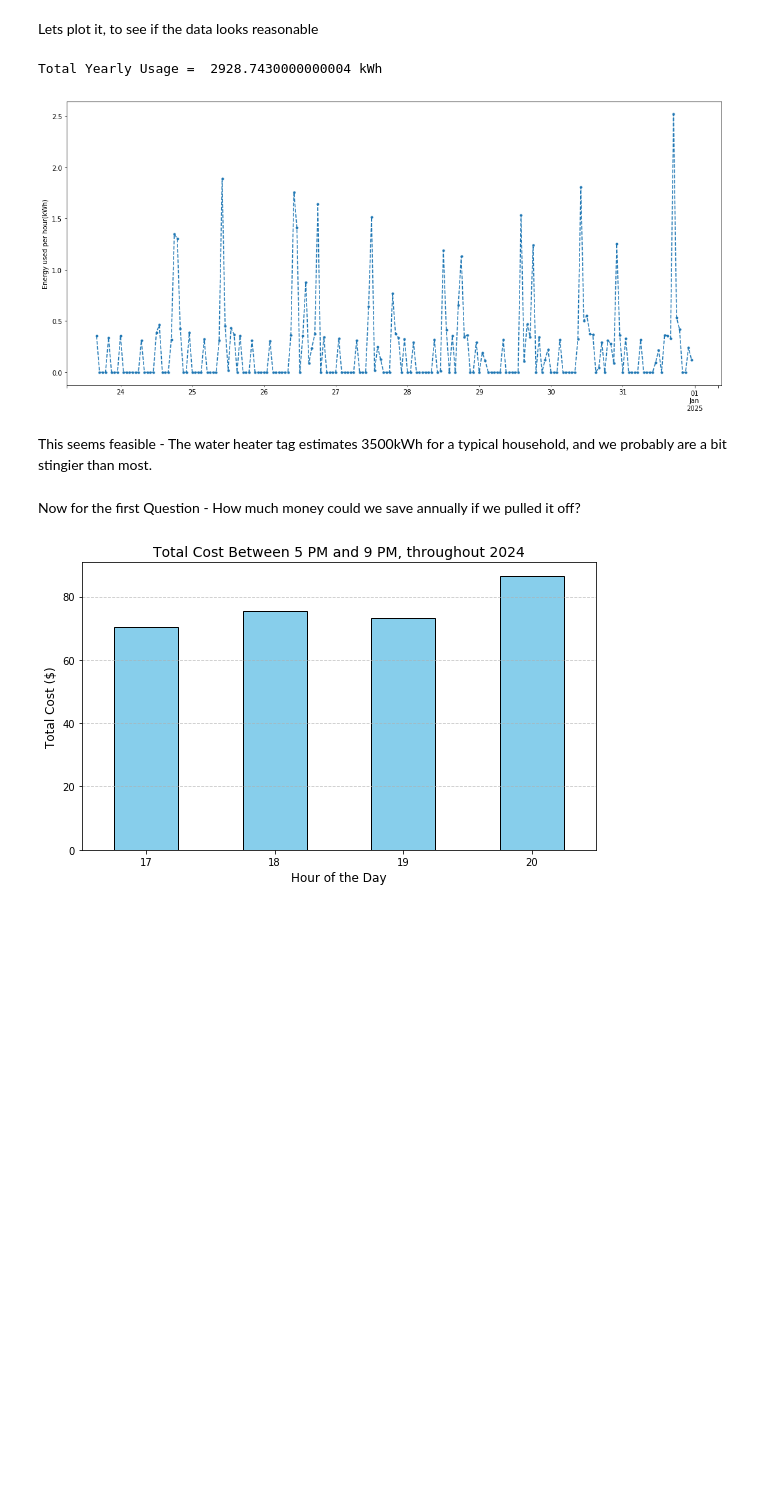
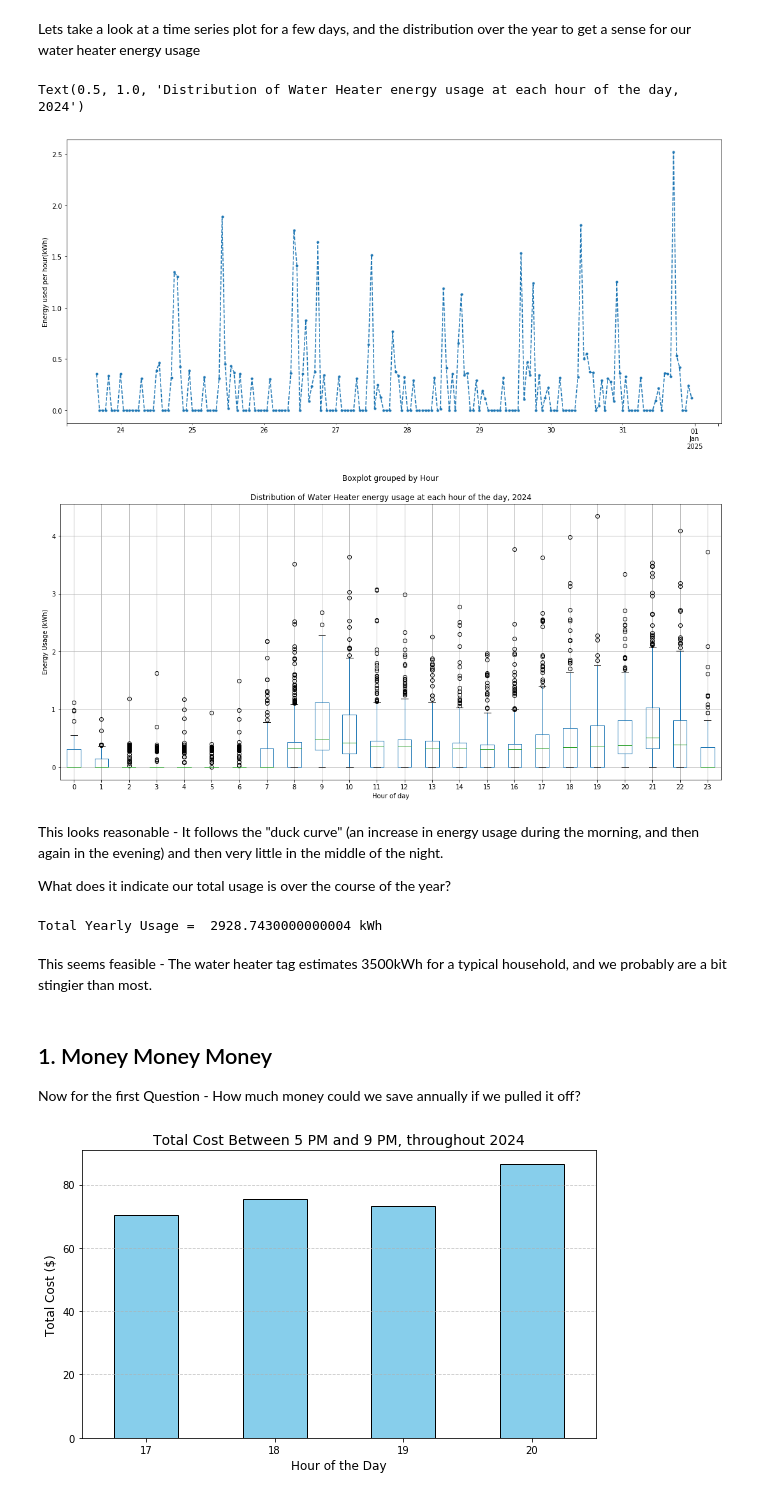
Before and after one commit to andrewdglick/Water-Heater-Musings, a Jupyter notebook: WH_TOU.ipynb, the cells around one changed output. Cells and saved outputs as stored; diff of their text form; code cells hidden in the pictures; blank space fills up the shorter version.

Commit message:
a Committer: AGlick <aglick@MacBook-Pro.local> added the boxplot and conclusion section#

```diff
--- a/WH_TOU.ipynb
+++ b/WH_TOU.ipynb
@@ -69,20 +62,34 @@ cleaned_data['Rate_Dollars_Per_kWh'] = cleaned_data['Hour'].apply(assign_rate)
 
 # Calculate the cost by multiplying 'kWh' by 'Rate'
 cleaned_data['Cost_Dollars'] = cleaned_data['kWh'] * cleaned_data['Rate_Dollars_Per_kWh']
-# %% [markdown]
-Lets plot it, to see if the data looks reasonable
+# %% [markdown]
+Lets take a look at a time series plot for a few days, and the distribution over the year to get a sense for our water heater energy usage
 # %%
 #Plot it
 ax2 = cleaned_data['kWh'].tail(200).plot(figsize = (18,8),marker = '.',linestyle = '--')
 ax2.set_ylabel('Energy used per hour(kWh)')
-print('Total Yearly Usage = ',cleaned_data['kWh'].sum(), 'kWh')
-plt.show()
+
+#Plot the spread of the data throughout the day
+ax3 = cleaned_data.boxplot(column = "kWh",by = "Hour" ,figsize = (18,8))
+ax3.set_ylabel('Energy Usage (kWh)')
+ax3.set_xlabel('Hour of day')
+ax3.set_title('Distribution of Water Heater energy usage at each hour of the day, 2024')
 # %% [output]
-Total Yearly Usage =  2928.7430000000004 kWh
+Text(0.5, 1.0, 'Distribution of Water Heater energy usage at each hour of the day, 2024')
 [figure]
+[figure, added]
+# %% [markdown]
+This looks reasonable - It follows the "duck curve" (an increase in energy usage during the morning, and then again in the evening) and then very little in the middle of the night.
+
+What does it indicate our total usage is over the course of the year?
+# %%
+print('Total Yearly Usage = ',cleaned_data['kWh'].sum(), 'kWh')
+# %% [output]
+Total Yearly Usage =  2928.7430000000004 kWh
 # %% [markdown]
 This seems feasible - The water heater tag estimates 3500kWh for a typical household, and we probably are a bit stingier than most.
 # %% [markdown]
+## 1. Money Money Money
 Now  for the first Question - How much money could we save annually if we pulled it off?
 # %%
 
```
Also changed, not shown: parts of 10 cells of this notebook.
